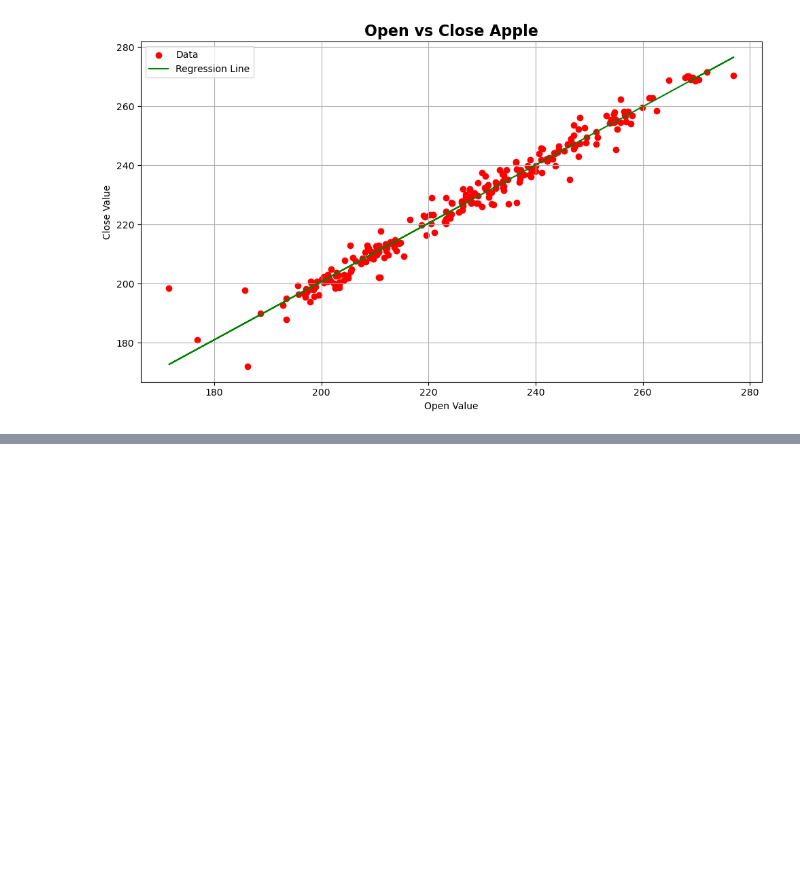
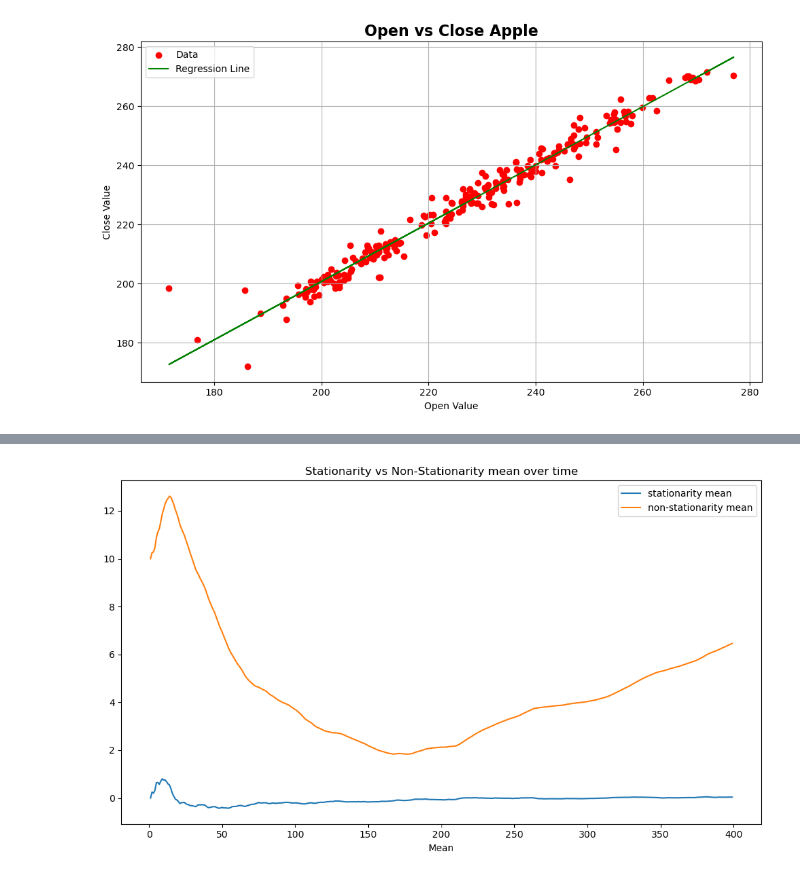
Before and after one commit to alexstoica-1/time-series-analysis-, a Jupyter notebook: notebooks/stock_analysis.ipynb, the cells around one changed output, grey strips where cells are left out. Cells and saved outputs as stored; diff of their text form; code cells hidden in the pictures; blank space fills up the shorter version.

```diff
--- a/notebooks/stock_analysis.ipynb
+++ b/notebooks/stock_analysis.ipynb
@@ -93,0 +177,25 @@ plt.show()
+# %%
+def mean_function(process: np.array) -> np.array:
+    mean_func = []
+
+    for i in range(len(process)):
+        mean_func.append(np.mean(process[:i]))
+
+    return mean_func
+
+stat_mean = mean_function(stationarity)
+non_stat_mean = mean_function(non_stationarity)
+
+fig, ax = plt.subplots(1,1, figsize = (10,6), dpi = 100)
+ax.plot(stat_mean, linestyle = '-', label = 'stationarity mean')
+ax.plot(non_stat_mean, linestyle = '-', label = 'non-stationarity mean')
+ax.set_xlabel('Timesteps')
+ax.set_xlabel('Mean')
+ax.set_title('Stationarity vs Non-Stationarity mean over time')
+
+ax.legend()
+plt.tight_layout()
+plt.savefig('../figures/stock_figs/stat_vs_nonstat_mean.png', dpi = 100)
+plt.show();
+# %% [output]
+[figure, added]
```
Also changed, not shown: parts of 11 cells of this notebook, 6 other files.
